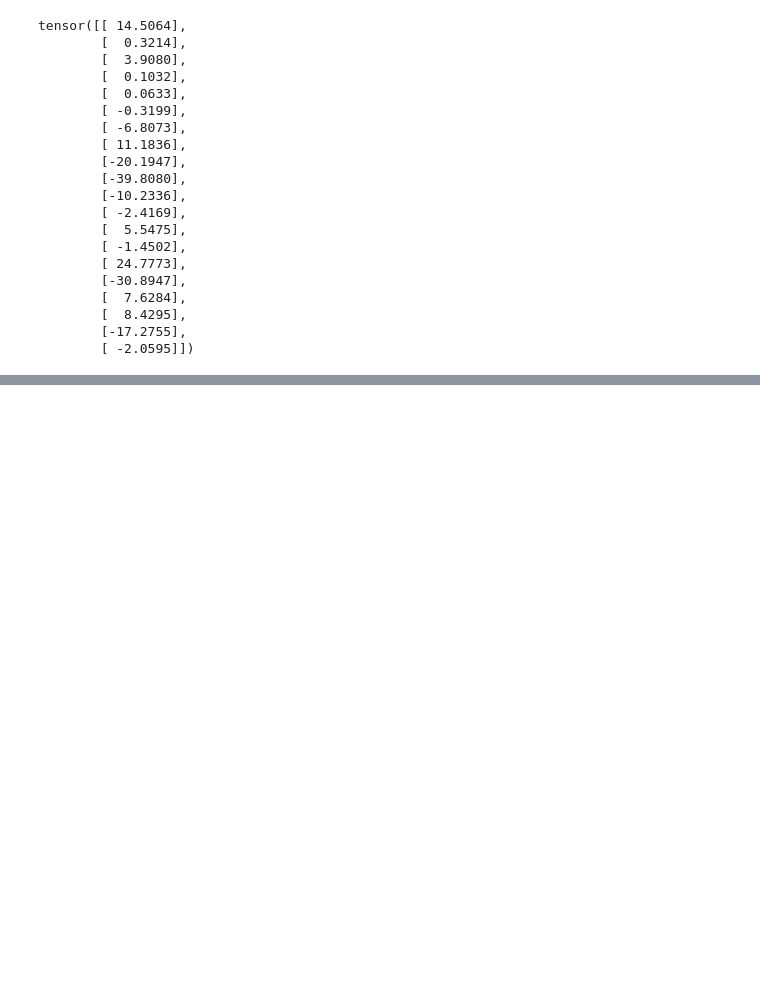
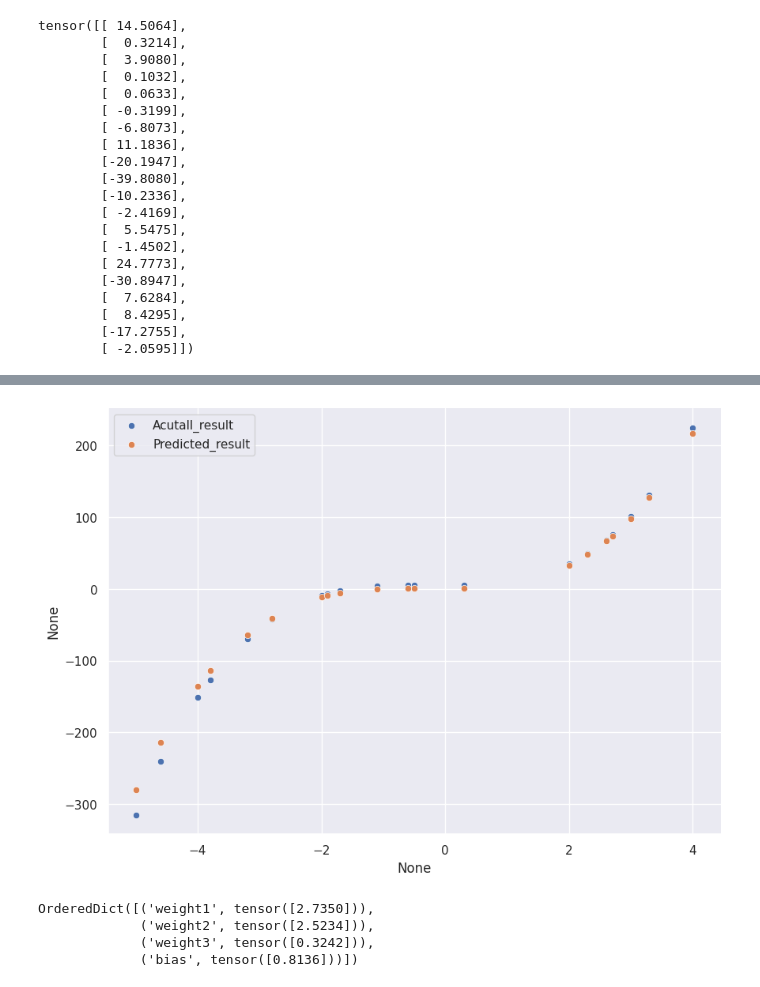
Before and after one commit to vikassinngh123/AI-ML-Learning, a Jupyter notebook: 06-Deep-Learning/01-PyTorch/01-PyTorch-Basic-Models/01_cubic_regression_model.ipynb, the cells around one changed output, grey strips where cells are left out. Saved outputs shown, nothing was run; the diff lists cells and outputs as text; code cells hidden in the pictures; blank space fills up the shorter version.

```diff
--- a/06-Deep-Learning/01-PyTorch/01-PyTorch-Basic-Models/01_cubic_regression_model.ipynb
+++ b/06-Deep-Learning/01-PyTorch/01-PyTorch-Basic-Models/01_cubic_regression_model.ipynb
@@ -159,0 +177,29 @@ tensor([[ 14.5064],
+# %%
+#loss function
+loss_f=nn.L1Loss()
+
+#Optimizer
+optimizer=torch.optim.SGD(params=model_1.parameters(),lr=0.01)
+# %%
+epoch=100 #how many loops (the more the more overfited it will be to the model and take time)
+
+for epoch in range(epoch):
+
+  model_1.train()
+
+  y_preds=model_1(x_train)
+
+  loss=loss_f(y_preds,y_train)
+
+  optimizer.zero_grad()
+
+  #backpropagation
+  loss.backward()
+
+  optimizer.step()
+
+  model_1.eval()
+
+  with torch.inference_mode():
+    test_preds=model_1(x_test)
+    test_loss=loss_f(test_preds,y_test)
@@ -159,0 +211,21 @@ tensor([[ 14.5064],
+# %%
+sns.set_theme()
+plt.figure(figsize=(10,7))
+sns.scatterplot(x=x_test.squeeze(),y=y_test.squeeze(),label='Acutall_result')
+sns.scatterplot(x=x_test.squeeze(),y=test_preds.squeeze(),label='Predicted_result')
+
+sns.despine()
+plt.show()
+# %% [output]
+[figure, added]
+# %%
+# saving the weight and bais
+
+torch.save(model_1.state_dict(), "cubic_model.pth")
+
+model_1.state_dict()
+# %% [output]
+OrderedDict([('weight1', tensor([2.7350])),
+             ('weight2', tensor([2.5234])),
+             ('weight3', tensor([0.3242])),
+             ('bias', tensor([0.8136]))])
```
Also changed, not shown: parts of 3 cells of this notebook.
